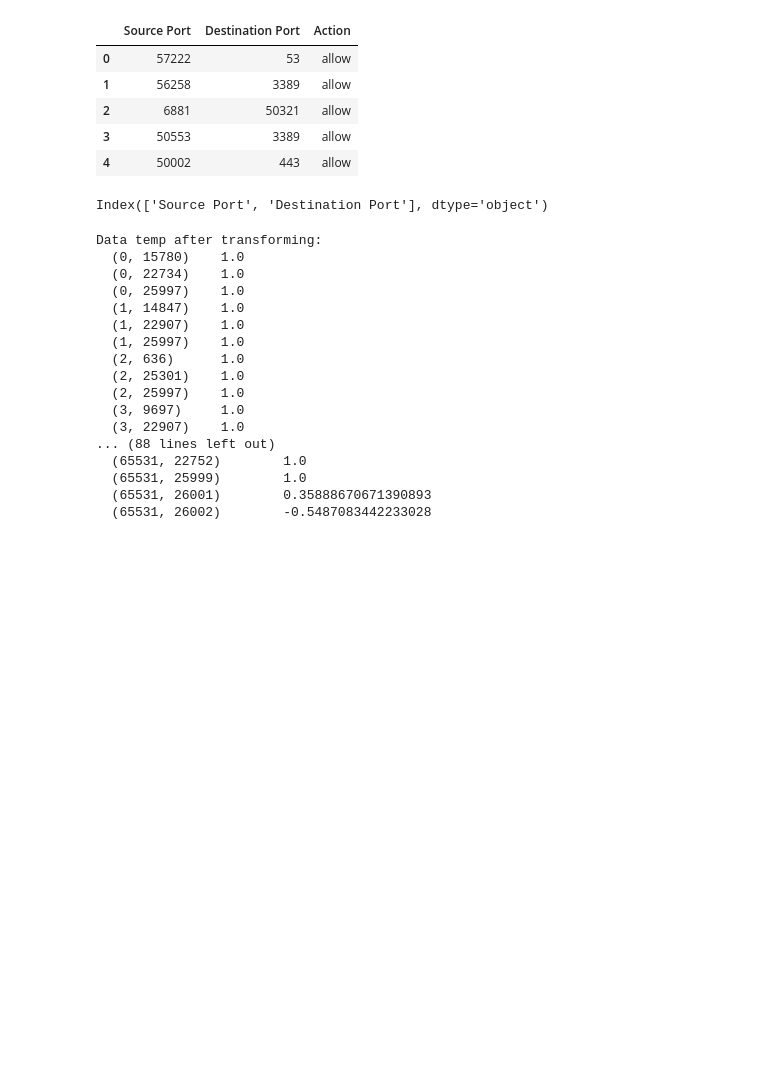
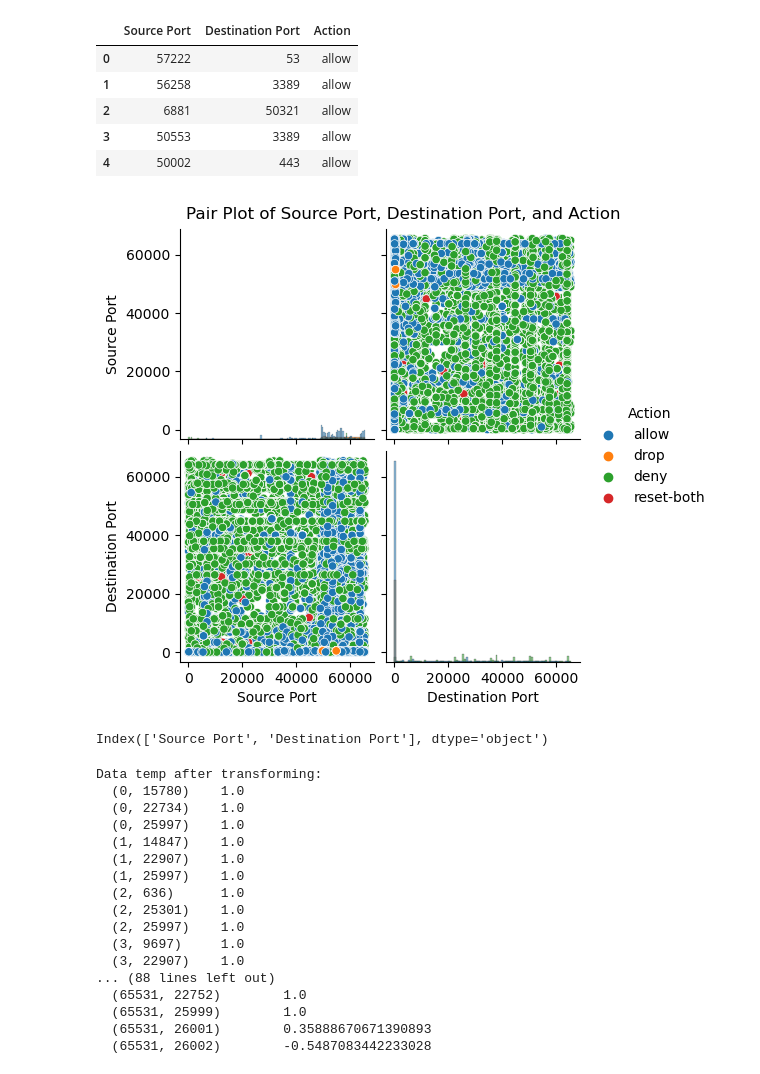
Before and after one commit to tamirisrd/ML_CA1, a Jupyter notebook: TamirisRodriguesDuarte_ML_CA1.ipynb, the cells around one changed output. Drawn from its saved outputs; the diff is of its cells as text; code cells hidden in the pictures; blank space fills up the shorter version.

```diff
--- a/TamirisRodriguesDuarte_ML_CA1.ipynb
+++ b/TamirisRodriguesDuarte_ML_CA1.ipynb
@@ -129,6 +153,12 @@ logs.head()
 | 2 | 6881 | 50321 | allow |
 | 3 | 50553 | 3389 | allow |
 | 4 | 50002 | 443 | allow |
+# %%
+sns.pairplot(logs, hue='Action', diag_kind='hist')
+plt.suptitle('Pair Plot of Source Port, Destination Port, and Action', y=1.02)
+plt.show()
+# %% [output]
+[figure, added]
 # %%
 # Categorical columns
 
```
Also changed, not shown: parts of 22 cells of this notebook.
